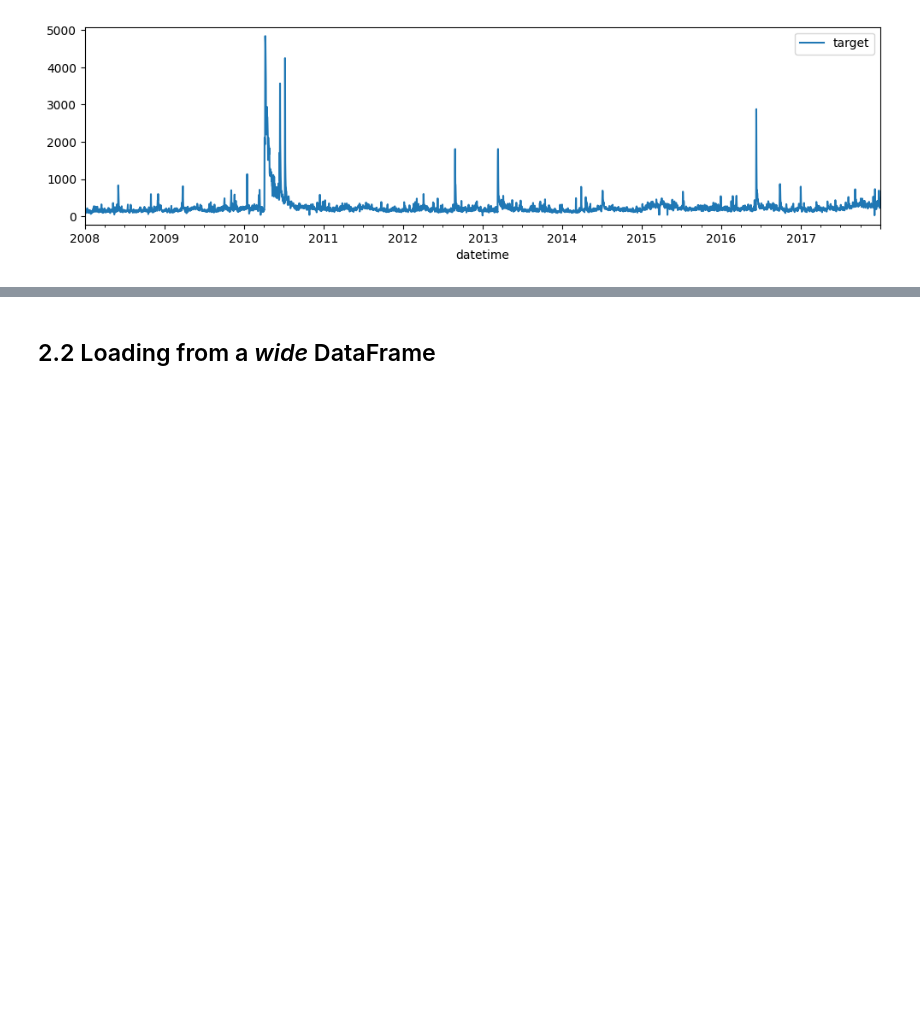
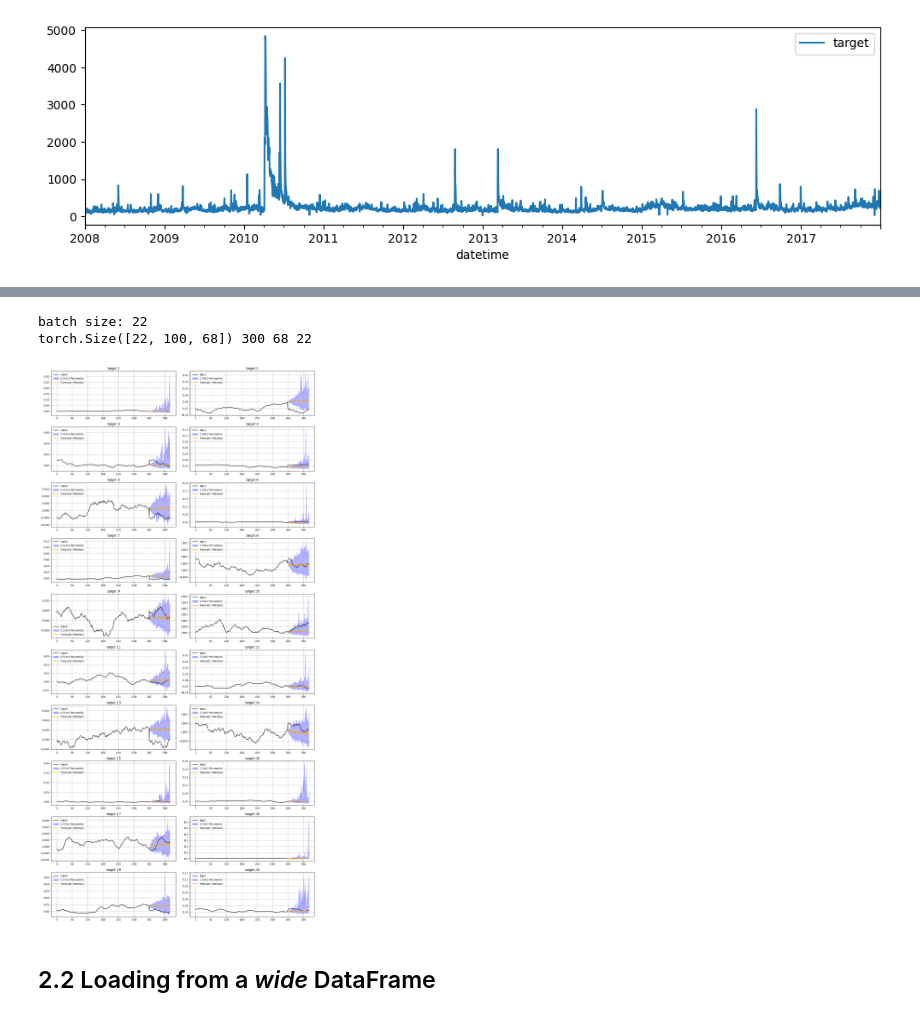
Before and after one commit to mdenolle/GeoCAST, a Jupyter notebook: test_zero-shot/moirai_forecast_pandas.ipynb, the cells around one changed output, grey strips where cells are left out. Saved outputs shown, nothing was run; the diff lists cells and outputs as text; code cells hidden in the pictures; blank space fills up the shorter version.

```diff
--- a/test_zero-shot/moirai_forecast_pandas.ipynb
+++ b/test_zero-shot/moirai_forecast_pandas.ipynb
@@ -233,0 +384,8 @@ plot_next_multi(
+# %%
+# take the first column "decimal year" and convert it to a datetime by taking the year before the comma, then multuply by 365.25 to get the days
+df["datetime"] = pd.to_datetime((df["decimal year"] - 1970) * 365.25, unit='D', origin='1970-01-01')
+# move the last to the first position
+cols = df.columns.tolist()
+cols = cols[-1:] + cols[:-1]
+df = df[cols]
+df.head()
@@ -233,0 +399,7 @@ plot_next_multi(
+# %%
+# first extract the new delta v(m) column and make a new dataframe
+df2 = df[["datetime","new delta v (m)"]]
+# put datetime as index
+df2 = df2.set_index("datetime")
+# rename the column to target
+df2 = df2.rename(columns={"new delta v (m)": "target"})
@@ -234,3 +446,21 @@ plot_next_multi(
+# %%
+#how many batches can we have given the CTX size and the length of the dataset
+BSZ = (len(df2)-PDT)//CTX
+print(f"batch size: {BSZ}")
+inp,label,past_target,past_observed_target,past_is_pad =  prepare_for_moirai_long_dataframe(df2, CTX, BSZ,PDT)
+
+# Make prediction
+forecast = model(
+    past_target=past_target,
+    past_observed_target=past_observed_target,
+    past_is_pad=past_is_pad,
+)
+print(forecast.shape,CTX,PDT,BSZ)
+plot_moirai(inp, label, forecast,"target","moirai_forecast")
+# %% [output]
+batch size: 22
+torch.Size([22, 100, 68]) 300 68 22
+[figure, added]
 # %% [markdown]
 ## 2.2 Loading from a _wide_ DataFrame
 # %%
```
Also changed, not shown: parts of 45 cells of this notebook, 6 other files.
